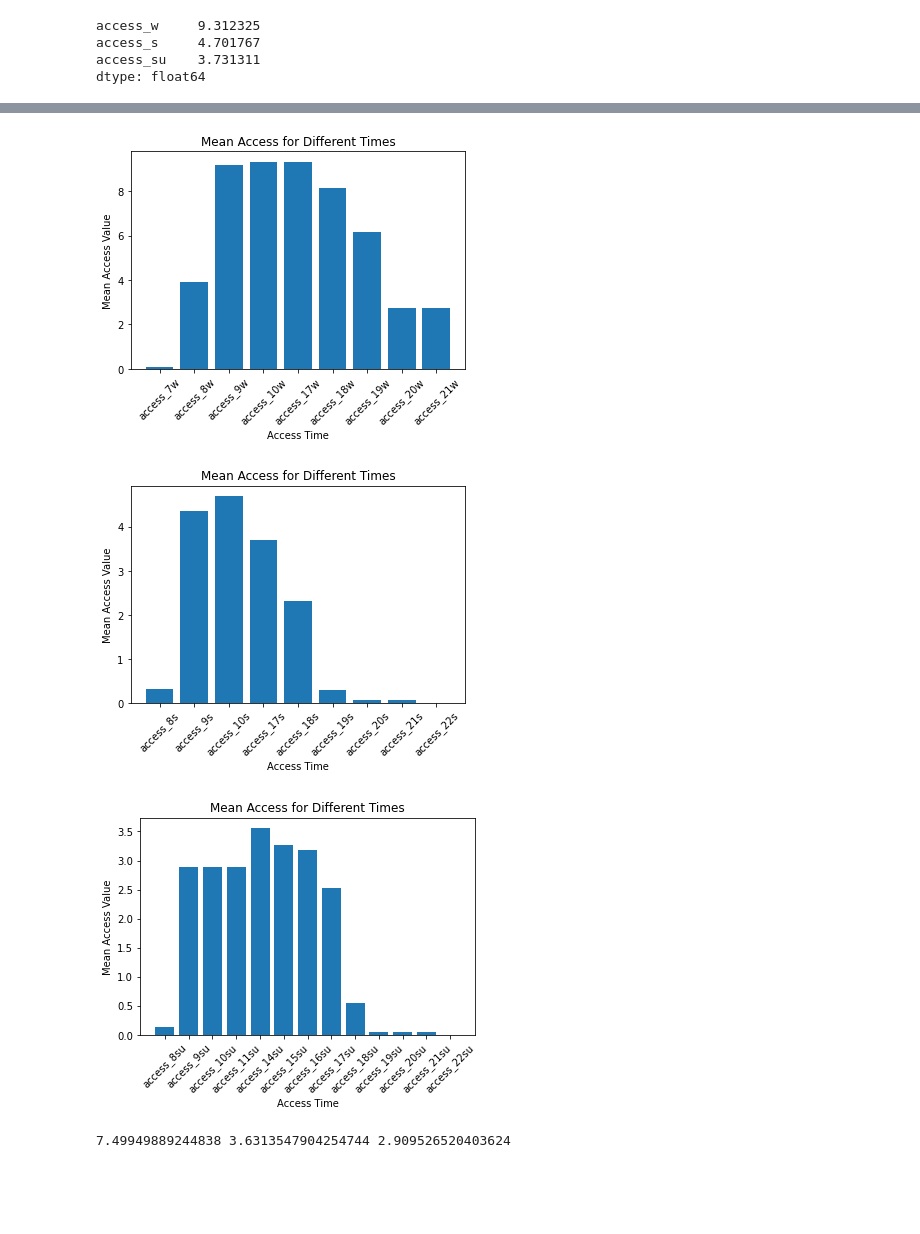
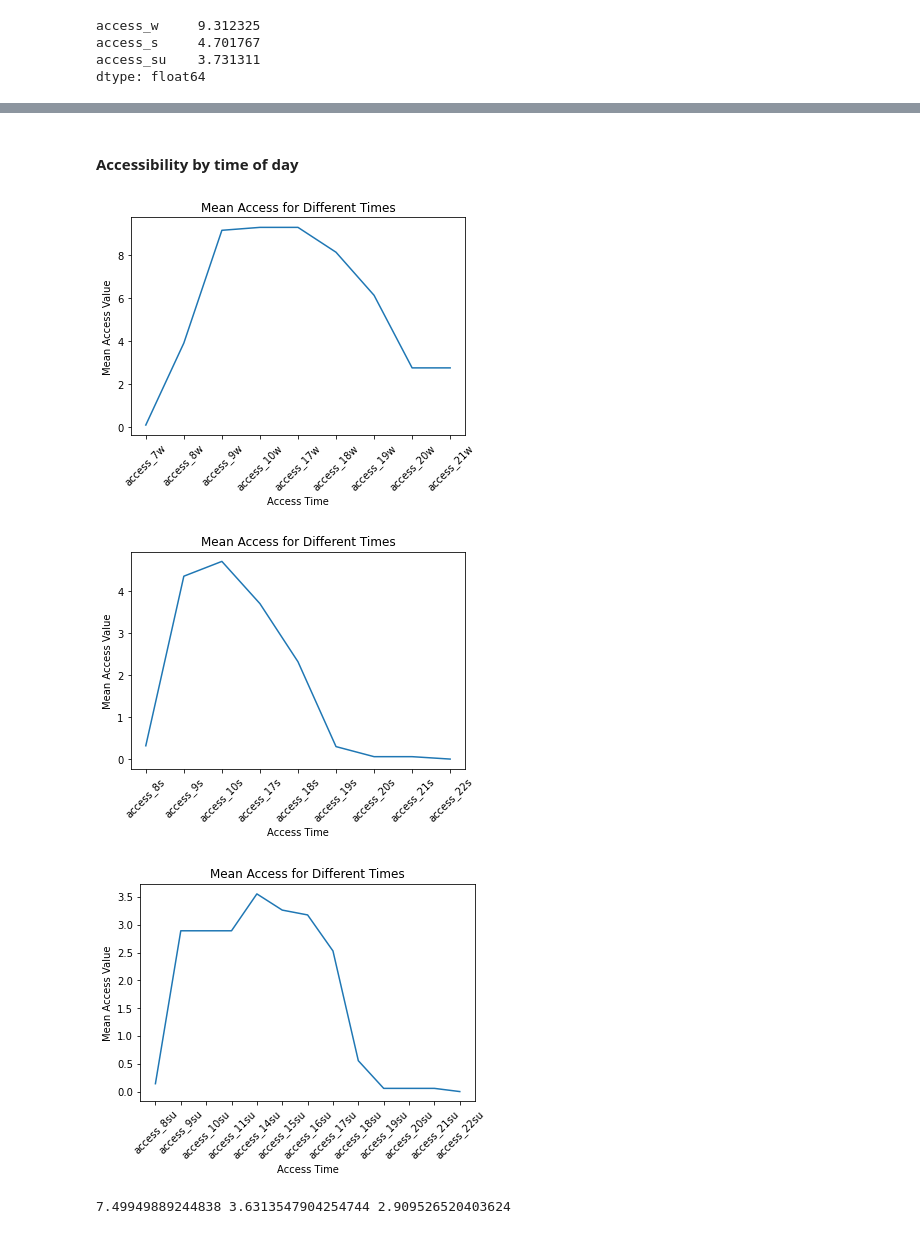
Before and after one commit to samroubin/VTPharmacy, a Jupyter notebook: procedure/code/02_Pharmacy_Accessibility_Analysis.ipynb, the cells around one changed output, grey strips where cells are left out. Drawn from its saved outputs; the diff is of its cells as text; code cells hidden in the pictures; blank space fills up the shorter version.

```diff
--- a/procedure/code/02_Pharmacy_Accessibility_Analysis.ipynb
+++ b/procedure/code/02_Pharmacy_Accessibility_Analysis.ipynb
@@ -604,7 +604,11 @@ pop_join['sp_ratio_7w'] = np.where(pop_join['week_open'] <= 7.5, pop_join['week_
 pop_join['sp_ratio_8w'] = np.where(pop_join['week_open'] <= 8, pop_join['week_staff'] / pop_join['total_value'], np.nan)
 pop_join['sp_ratio_9w'] = np.where(pop_join['week_open'] <= 9, pop_join['week_staff'] / pop_join['total_value'], np.nan)
 pop_join['sp_ratio_10w'] = np.where(pop_join['week_open'] <= 10, pop_join['week_staff'] / pop_join['total_value'], np.nan)
+pop_join['sp_ratio_11w'] = np.where(pop_join['week_open'] <= 11, pop_join['week_staff'] / pop_join['total_value'], np.nan)
 # Weekday evening
+pop_join['sp_ratio_14w'] = np.where(pop_join['week_close'] >= 14, pop_join['week_staff'] / pop_join['total_value'], np.nan)
+pop_join['sp_ratio_15w'] = np.where(pop_join['week_close'] >= 15, pop_join['week_staff'] / pop_join['total_value'], np.nan)
+pop_join['sp_ratio_16w'] = np.where(pop_join['week_close'] >= 16, pop_join['week_staff'] / pop_join['total_value'], np.nan)
 pop_join['sp_ratio_17w'] = np.where(pop_join['week_close'] >= 17, pop_join['week_staff'] / pop_join['total_value'], np.nan)
 pop_join['sp_ratio_18w'] = np.where(pop_join['week_close'] >= 18, pop_join['week_staff'] / pop_join['total_value'], np.nan)
 pop_join['sp_ratio_19w'] = np.where(pop_join['week_close'] >= 19, pop_join['week_staff'] / pop_join['total_value'], np.nan)
@@ -614,15 +618,20 @@ pop_join['sp_ratio_22w'] = np.where(pop_join['week_close'] >= 22, pop_join['week
 
 # Saturday morning
 pop_join['sp_ratio_s'] = pop_join['sat_staff'] / pop_join['total_value']
+pop_join['sp_ratio_7s'] = np.where(pop_join['sat_open'] <= 7, pop_join['sat_staff'] / pop_join['total_value'], np.nan)
 pop_join['sp_ratio_8s'] = np.where(pop_join['sat_open'] <= 8, pop_join['sat_staff'] / pop_join['total_value'], np.nan)
 pop_join['sp_ratio_9s'] = np.where(pop_join['sat_open'] <= 9, pop_join['sat_staff'] / pop_join['total_value'], np.nan)
 pop_join['sp_ratio_10s'] = np.where(pop_join['sat_open'] <= 10, pop_join['sat_staff'] / pop_join['total_value'], np.nan)
+pop_join['sp_ratio_11s'] = np.where(pop_join['sat_open'] <= 11, pop_join['sat_staff'] / pop_join['total_value'], np.nan)
 # Saturday evening
+pop_join['sp_ratio_14s'] = np.where(pop_join['sat_close'] >= 14, pop_join['sat_staff'] / pop_join['total_value'], np.nan)
+pop_join['sp_ratio_15s'] = np.where(pop_join['sat_close'] >= 15, pop_join['sat_staff'] / pop_join['total_value'], np.nan)
+pop_join['sp_ratio_16s'] = np.where(pop_join['sat_close'] >= 16, pop_join['sat_staff'] / pop_join['total_value'], np.nan)
 pop_join['sp_ratio_17s'] = np.where(pop_join['sat_close'] >= 17, pop_join['sat_staff'] / pop_join['total_value'], np.nan)
 pop_join['sp_ratio_18s'] = np.where(pop_join['sat_close'] >= 18, pop_join['sat_staff'] / pop_join['total_value'], np.nan)
 pop_join['sp_ratio_19s'] = np.where(pop_join['sat_close'] >= 19, pop_join['sat_staff'] / pop_join['total_value'], np.nan)
 pop_join['sp_ratio_20s'] = np.where(pop_join['sat_close'] >= 20, pop_join['sat_staff'] / pop_join['total_value'], np.nan)
-pop_join['sp_ratio_21s'] = np.where(pop_join['sat_close'] >= 21, pop_join['sat_staff'] / pop_join['total_value'], np.nan) #No VT pharmacies close later than 21:00, but a few out of state close at 22:00 and are 24 hour
+pop_join['sp_ratio_21s'] = np.where(pop_join['sat_close'] >= 21, pop_join['sat_staff'] / pop_join['total_value'], np.nan)
 pop_join['sp_ratio_22s'] = np.where(pop_join['sat_close'] >= 22, pop_join['sat_staff'] / pop_join['total_value'], np.nan)
 
 # Sunday morning
@@ -938,3 +976,5 @@ dtype: float64
+# %% [markdown]
+#### Accessibility by time of day
 # %%
 bargraph_df = mapping_df.copy()
 bargraph_df['necta'].fillna('Rural', inplace=True)
@@ -945,39 +985,39 @@ bargraph_df.head()
 access_columns_w = ['access_7w','access_8w','access_9w','access_10w', 'access_17w', 'access_18w', 'access_19w', 'access_20w', 'access_21w']
 values_w = bargraph_df[access_columns_w].mean()  # Calculate the mean value for each access column
 
-plt.bar(access_columns_w, values_w)
+plt.plot(access_columns_w, values_w)
 plt.title('Mean Access for Different Times')
 plt.xlabel('Access Time')
 plt.ylabel('Mean Access Value')
 plt.xticks(rotation=45)
 plt.show()
 
 # Saturday
 access_columns_s = ['access_8s','access_9s','access_10s', 'access_17s', 'access_18s', 'access_19s', 'access_20s', 'access_21s', 'access_22s']
 values_s = bargraph_df[access_columns_s].mean()  # Calculate the mean value for each access column
 
-plt.bar(access_columns_s, values_s)
+plt.plot(access_columns_s, values_s)
 plt.title('Mean Access for Different Times')
 plt.xlabel('Access Time')
 plt.ylabel('Mean Access Value')
 plt.xticks(rotation=45)
 plt.show()
 
 
 # Sunday
 access_columns_su = ['access_8su','access_9su','access_10su', 'access_11su', 'access_14su', 'access_15su', 'access_16su', 'access_17su', 'access_18su', 'access_19su', 'access_20su', 'access_21su', 'access_22su']
 values_su = bargraph_df[access_columns_su].mean()  # Calculate the mean value for each access column
 
-plt.bar(access_columns_su, values_su)
+plt.plot(access_columns_su, values_su)
 plt.title('Mean Access for Different Times')
 plt.xlabel('Access Time')
 plt.ylabel('Mean Access Value')
 plt.xticks(rotation=45)
 plt.show()
 # %% [output]
-[figure, old version]
+[figure, new version]
-[figure, old version]
+[figure, new version]
-[figure, old version]
+[figure, new version]
 # %%
 # Calculate average accessibility for Weeekday, Sat, Sun
 print(accessibility_towns['access_w'].mean(), accessibility_towns['access_s'].mean(), accessibility_towns['access_su'].mean())
```
Also changed, not shown: parts of 9 cells of this notebook.
